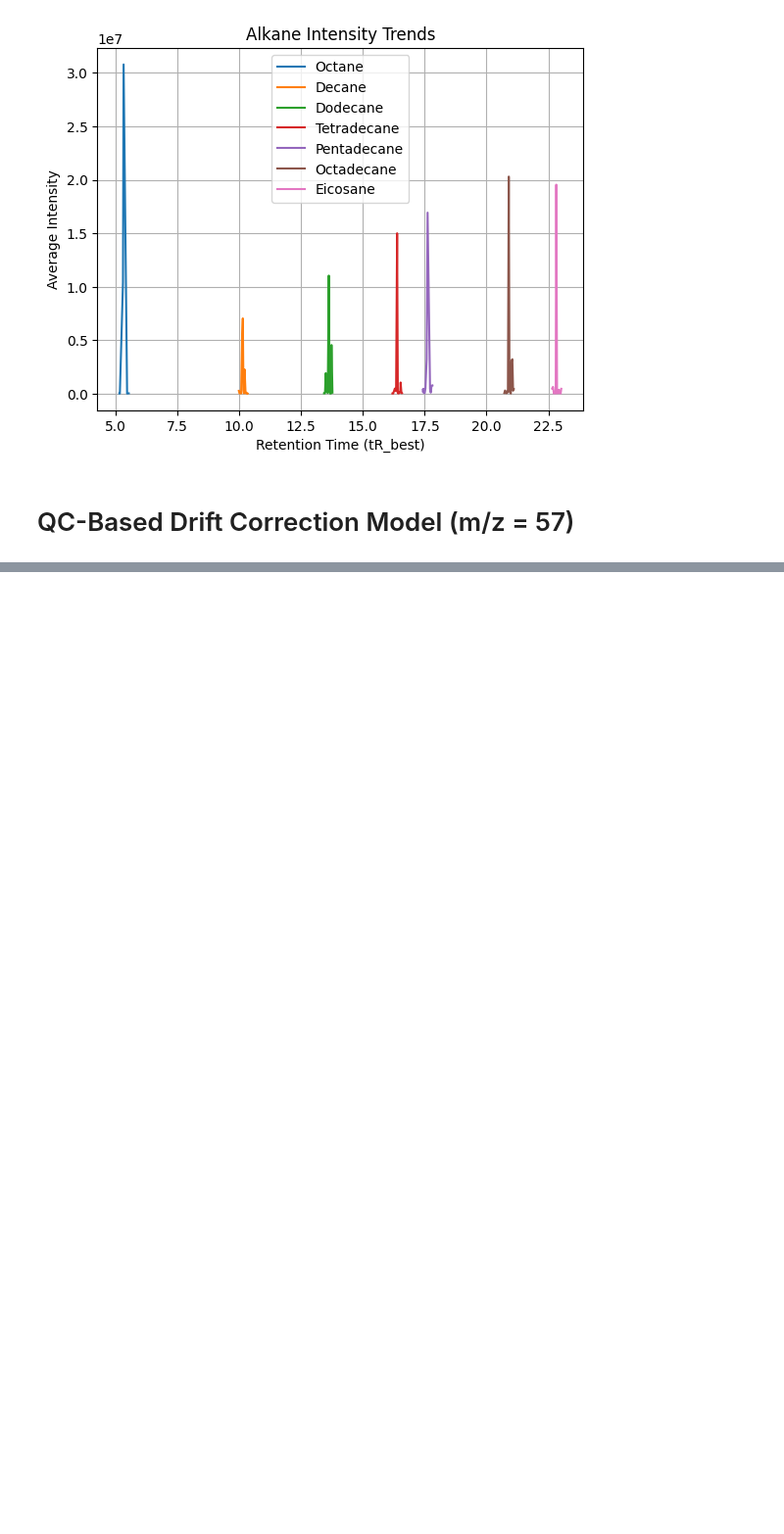
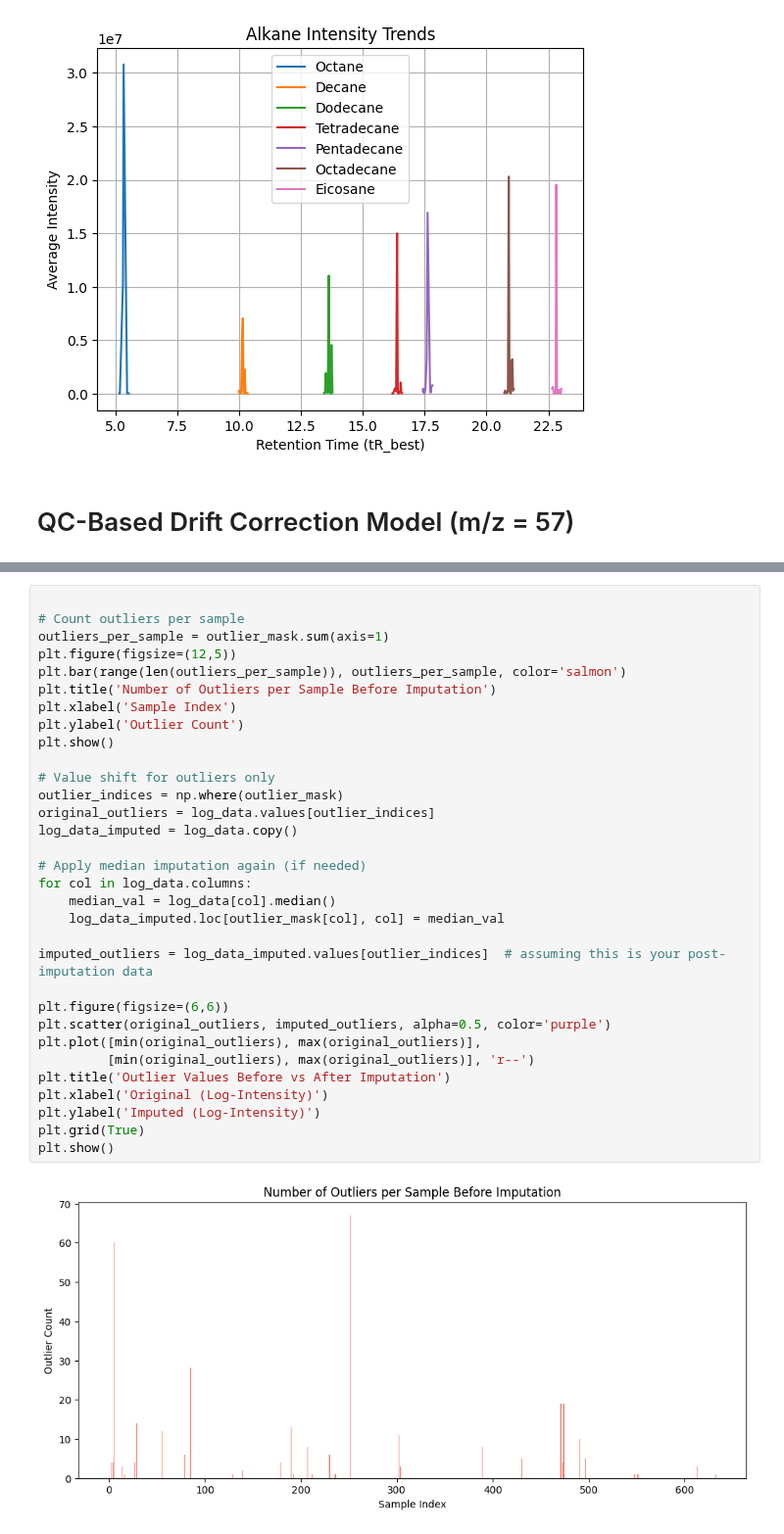
Before and after one commit to Fatemeh1362/internship, a Jupyter notebook: data_prepration.ipynb, the cells around one changed output, grey strips where cells are left out. Shown at 98% size. Cells and saved outputs as stored; diff of their text form; blank space fills up the shorter version.

```diff
--- a/data_prepration.ipynb
+++ b/data_prepration.ipynb
@@ -600,0 +632,34 @@ plt.show()
+# %%
+
+# Count outliers per sample
+outliers_per_sample = outlier_mask.sum(axis=1)
+plt.figure(figsize=(12,5))
+plt.bar(range(len(outliers_per_sample)), outliers_per_sample, color='salmon')
+plt.title('Number of Outliers per Sample Before Imputation')
+plt.xlabel('Sample Index')
+plt.ylabel('Outlier Count')
+plt.show()
+
+# Value shift for outliers only
+outlier_indices = np.where(outlier_mask)
+original_outliers = log_data.values[outlier_indices]
+log_data_imputed = log_data.copy()
+
+# Apply median imputation again (if needed)
+for col in log_data.columns:
+    median_val = log_data[col].median()
+    log_data_imputed.loc[outlier_mask[col], col] = median_val
+
+imputed_outliers = log_data_imputed.values[outlier_indices]  # assuming this is your post-imputation data
+
+plt.figure(figsize=(6,6))
+plt.scatter(original_outliers, imputed_outliers, alpha=0.5, color='purple')
+plt.plot([min(original_outliers), max(original_outliers)],
+         [min(original_outliers), max(original_outliers)], 'r--')
+plt.title('Outlier Values Before vs After Imputation')
+plt.xlabel('Original (Log-Intensity)')
+plt.ylabel('Imputed (Log-Intensity)')
+plt.grid(True)
+plt.show()
+# %% [output]
+[figure, added]
```
Also changed, not shown: parts of 52 cells of this notebook.
